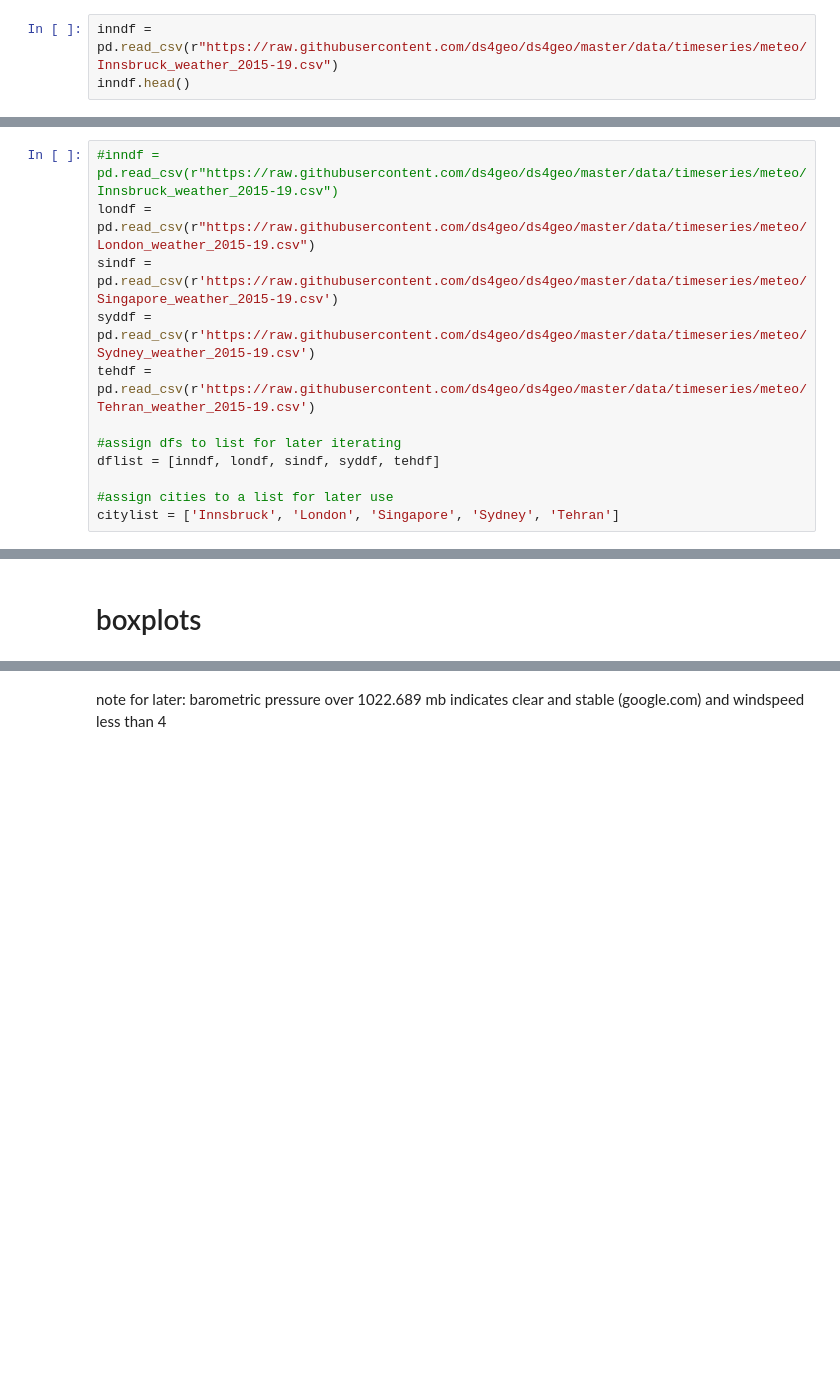
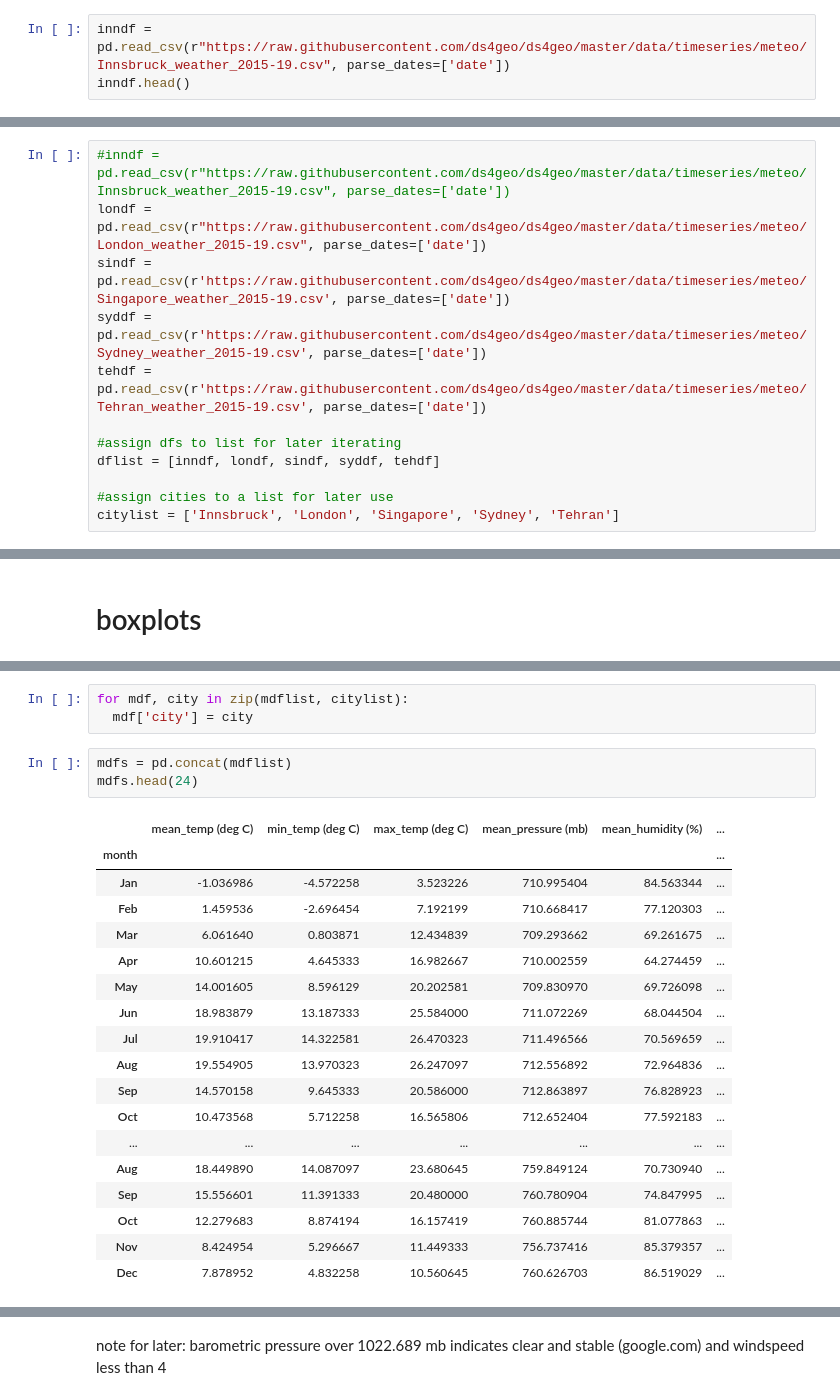
Before and after one commit to dwhew/data_science, a Jupyter notebook: weather.ipynb, the cells around one changed output, grey strips where cells are left out. Drawn from its saved outputs; the diff is of its cells as text; blank space fills up the shorter version.

```diff
--- a/weather.ipynb
+++ b/weather.ipynb
@@ -28,7 +16,7 @@ pd.options.plotting.backend = 'plotly'
 # %% [markdown]
 ## prelim exploration of data
 # %%
-inndf = pd.read_csv(r"https://raw.githubusercontent.com/ds4geo/ds4geo/master/data/timeseries/meteo/Innsbruck_weather_2015-19.csv")
+inndf = pd.read_csv(r"https://raw.githubusercontent.com/ds4geo/ds4geo/master/data/timeseries/meteo/Innsbruck_weather_2015-19.csv", parse_dates=['date'])
 inndf.head()
 # %% [output]
 |  | date | mean_temp (deg C) | min_temp (deg C) | max_temp (deg C) | mean_pressure (mb) | mean_humidity (%) | ... |
@@ -76,11 +56,11 @@ Name: year, dtype: int64
 # %% [markdown]
  # load  city data
 # %%
-#inndf = pd.read_csv(r"https://raw.githubusercontent.com/ds4geo/ds4geo/master/data/timeseries/meteo/Innsbruck_weather_2015-19.csv")
-londf = pd.read_csv(r"https://raw.githubusercontent.com/ds4geo/ds4geo/master/data/timeseries/meteo/London_weather_2015-19.csv")
-sindf = pd.read_csv(r'https://raw.githubusercontent.com/ds4geo/ds4geo/master/data/timeseries/meteo/Singapore_weather_2015-19.csv')
-syddf = pd.read_csv(r'https://raw.githubusercontent.com/ds4geo/ds4geo/master/data/timeseries/meteo/Sydney_weather_2015-19.csv')
-tehdf = pd.read_csv(r'https://raw.githubusercontent.com/ds4geo/ds4geo/master/data/timeseries/meteo/Tehran_weather_2015-19.csv')
+#inndf = pd.read_csv(r"https://raw.githubusercontent.com/ds4geo/ds4geo/master/data/timeseries/meteo/Innsbruck_weather_2015-19.csv", parse_dates=['date'])
+londf = pd.read_csv(r"https://raw.githubusercontent.com/ds4geo/ds4geo/master/data/timeseries/meteo/London_weather_2015-19.csv", parse_dates=['date'])
+sindf = pd.read_csv(r'https://raw.githubusercontent.com/ds4geo/ds4geo/master/data/timeseries/meteo/Singapore_weather_2015-19.csv', parse_dates=['date'])
+syddf = pd.read_csv(r'https://raw.githubusercontent.com/ds4geo/ds4geo/master/data/timeseries/meteo/Sydney_weather_2015-19.csv', parse_dates=['date'])
+tehdf = pd.read_csv(r'https://raw.githubusercontent.com/ds4geo/ds4geo/master/data/timeseries/meteo/Tehran_weather_2015-19.csv', parse_dates=['date'])
 
 #assign dfs to list for later iterating
 dflist = [inndf, londf, sindf, syddf, tehdf]
@@ -215,0 +211,25 @@ fig.show()
+# %%
+for mdf, city in zip(mdflist, citylist):
+  mdf['city'] = city
+# %%
+mdfs = pd.concat(mdflist)
+mdfs.head(24)
+# %% [output]
+|  | mean_temp (deg C) | min_temp (deg C) | max_temp (deg C) | mean_pressure (mb) | mean_humidity (%) | ... |
+| month |  |  |  |  |  | ... |
+| Jan | -1.036986 | -4.572258 | 3.523226 | 710.995404 | 84.563344 | ... |
+| Feb | 1.459536 | -2.696454 | 7.192199 | 710.668417 | 77.120303 | ... |
+| Mar | 6.061640 | 0.803871 | 12.434839 | 709.293662 | 69.261675 | ... |
+| Apr | 10.601215 | 4.645333 | 16.982667 | 710.002559 | 64.274459 | ... |
+| May | 14.001605 | 8.596129 | 20.202581 | 709.830970 | 69.726098 | ... |
+| Jun | 18.983879 | 13.187333 | 25.584000 | 711.072269 | 68.044504 | ... |
+| Jul | 19.910417 | 14.322581 | 26.470323 | 711.496566 | 70.569659 | ... |
+| Aug | 19.554905 | 13.970323 | 26.247097 | 712.556892 | 72.964836 | ... |
+| Sep | 14.570158 | 9.645333 | 20.586000 | 712.863897 | 76.828923 | ... |
+| Oct | 10.473568 | 5.712258 | 16.565806 | 712.652404 | 77.592183 | ... |
+| ... | ... | ... | ... | ... | ... | ... |
+| Aug | 18.449890 | 14.087097 | 23.680645 | 759.849124 | 70.730940 | ... |
+| Sep | 15.556601 | 11.391333 | 20.480000 | 760.780904 | 74.847995 | ... |
+| Oct | 12.279683 | 8.874194 | 16.157419 | 760.885744 | 81.077863 | ... |
+| Nov | 8.424954 | 5.296667 | 11.449333 | 756.737416 | 85.379357 | ... |
+| Dec | 7.878952 | 4.832258 | 10.560645 | 760.626703 | 86.519029 | ... |
```
Also changed, not shown: parts of 41 cells of this notebook.
